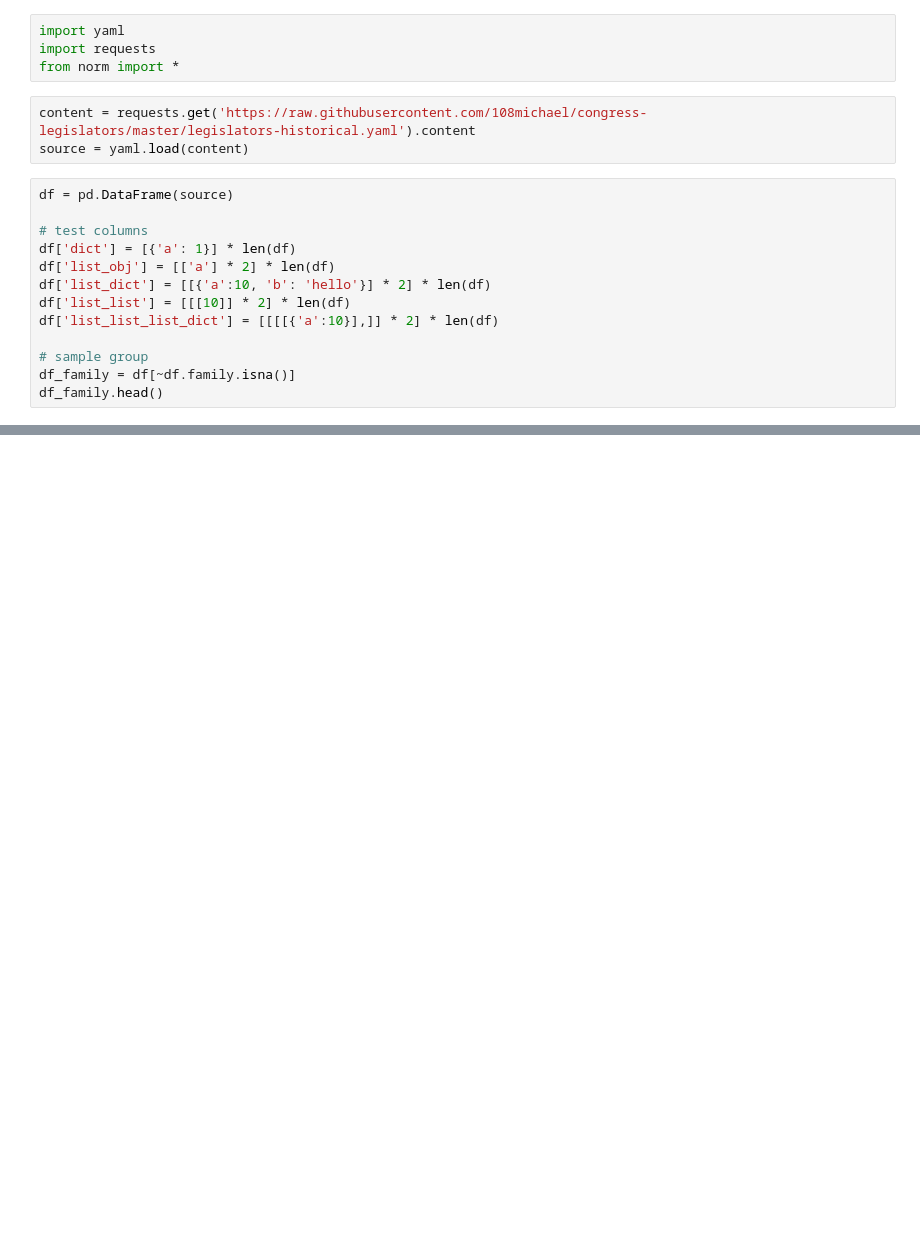
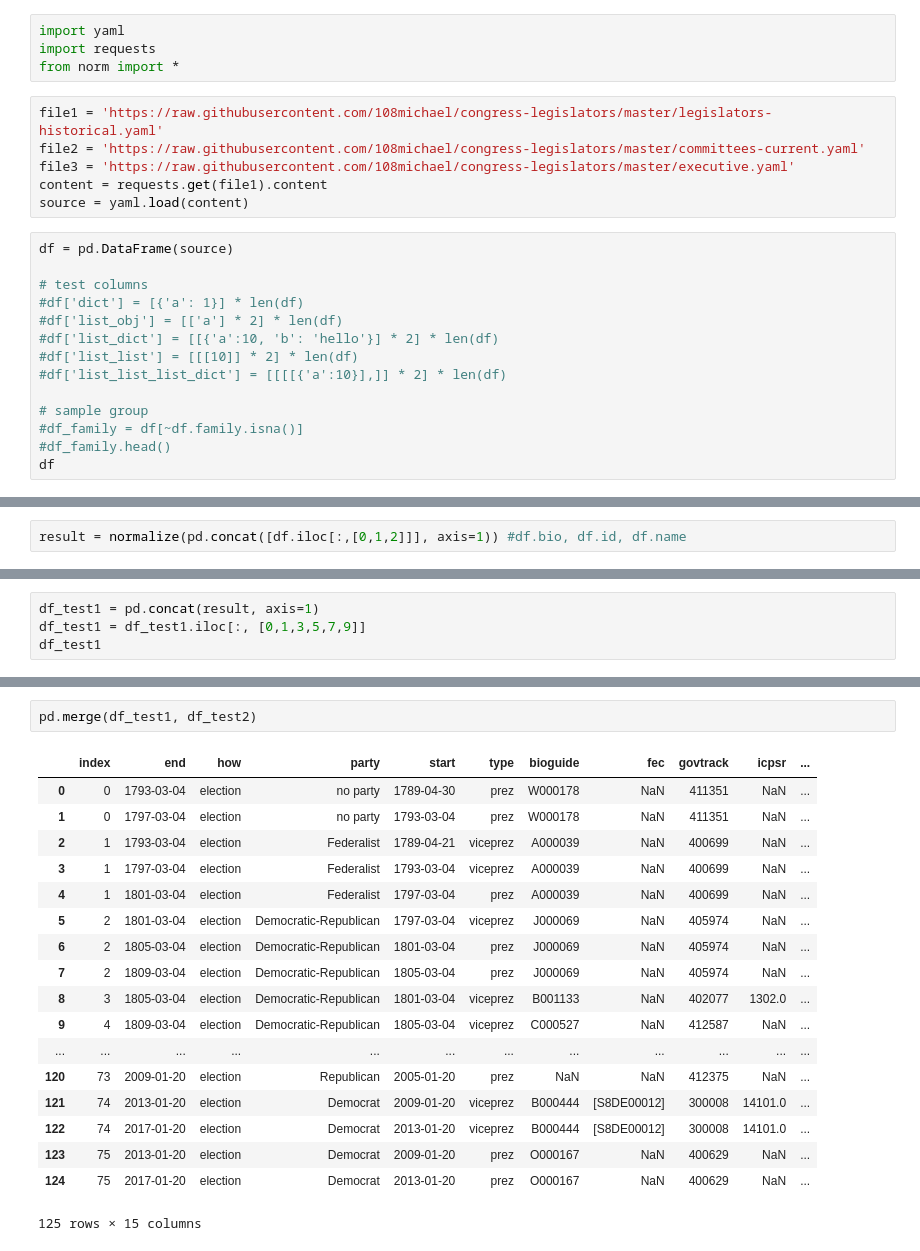
Before and after one commit to metinsenturk/flat_table, a Jupyter notebook: notebooks/Yaml.ipynb, the cells around one changed output, grey strips where cells are left out. Cells and saved outputs as stored; diff of their text form; blank space fills up the shorter version.

```diff
--- a/notebooks/Yaml.ipynb
+++ b/notebooks/Yaml.ipynb
@@ -10,18 +12,22 @@ import yaml
 import requests
 from norm import *
 # %%
-content = requests.get('https://raw.githubusercontent.com/108michael/congress-legislators/master/legislators-historical.yaml').content
+file1 = 'https://raw.githubusercontent.com/108michael/congress-legislators/master/legislators-historical.yaml'
+file2 = 'https://raw.githubusercontent.com/108michael/congress-legislators/master/committees-current.yaml'
+file3 = 'https://raw.githubusercontent.com/108michael/congress-legislators/master/executive.yaml'
+content = requests.get(file1).content
 source = yaml.load(content)
 # %%
 df = pd.DataFrame(source)
 
 # test columns
-df['dict'] = [{'a': 1}] * len(df)
-df['list_obj'] = [['a'] * 2] * len(df)
-df['list_dict'] = [[{'a':10, 'b': 'hello'}] * 2] * len(df)
-df['list_list'] = [[[10]] * 2] * len(df)
-df['list_list_list_dict'] = [[[[{'a':10}],]] * 2] * len(df)
+#df['dict'] = [{'a': 1}] * len(df)
+#df['list_obj'] = [['a'] * 2] * len(df)
+#df['list_dict'] = [[{'a':10, 'b': 'hello'}] * 2] * len(df)
+#df['list_list'] = [[[10]] * 2] * len(df)
+#df['list_list_list_dict'] = [[[[{'a':10}],]] * 2] * len(df)
 
 # sample group
-df_family = df[~df.family.isna()]
-df_family.head()
+#df_family = df[~df.family.isna()]
+#df_family.head()
+df
@@ -27,0 +79,2 @@ df_family.head()
+# %%
+result = normalize(pd.concat([df.iloc[:,[0,1,2]]], axis=1)) #df.bio, df.id, df.name
@@ -27,0 +120,4 @@ df_family.head()
+# %%
+df_test1 = pd.concat(result, axis=1)
+df_test1 = df_test1.iloc[:, [0,1,3,5,7,9]]
+df_test1
@@ -27,0 +143,21 @@ df_family.head()
+# %%
+pd.merge(df_test1, df_test2)
+# %% [output]
+|  | index | end | how | party | start | type | bioguide | fec | govtrack | icpsr | ... |
+| 0 | 0 | 1793-03-04 | election | no party | 1789-04-30 | prez | W000178 | NaN | 411351 | NaN | ... |
+| 1 | 0 | 1797-03-04 | election | no party | 1793-03-04 | prez | W000178 | NaN | 411351 | NaN | ... |
+| 2 | 1 | 1793-03-04 | election | Federalist | 1789-04-21 | viceprez | A000039 | NaN | 400699 | NaN | ... |
+| 3 | 1 | 1797-03-04 | election | Federalist | 1793-03-04 | viceprez | A000039 | NaN | 400699 | NaN | ... |
+| 4 | 1 | 1801-03-04 | election | Federalist | 1797-03-04 | prez | A000039 | NaN | 400699 | NaN | ... |
+| 5 | 2 | 1801-03-04 | election | Democratic-Republican | 1797-03-04 | viceprez | J000069 | NaN | 405974 | NaN | ... |
+| 6 | 2 | 1805-03-04 | election | Democratic-Republican | 1801-03-04 | prez | J000069 | NaN | 405974 | NaN | ... |
+| 7 | 2 | 1809-03-04 | election | Democratic-Republican | 1805-03-04 | prez | J000069 | NaN | 405974 | NaN | ... |
+| 8 | 3 | 1805-03-04 | election | Democratic-Republican | 1801-03-04 | viceprez | B001133 | NaN | 402077 | 1302.0 | ... |
+| 9 | 4 | 1809-03-04 | election | Democratic-Republican | 1805-03-04 | viceprez | C000527 | NaN | 412587 | NaN | ... |
+| ... | ... | ... | ... | ... | ... | ... | ... | ... | ... | ... | ... |
+| 120 | 73 | 2009-01-20 | election | Republican | 2005-01-20 | prez | NaN | NaN | 412375 | NaN | ... |
+| 121 | 74 | 2013-01-20 | election | Democrat | 2009-01-20 | viceprez | B000444 | [S8DE00012] | 300008 | 14101.0 | ... |
+| 122 | 74 | 2017-01-20 | election | Democrat | 2013-01-20 | viceprez | B000444 | [S8DE00012] | 300008 | 14101.0 | ... |
+| 123 | 75 | 2013-01-20 | election | Democrat | 2009-01-20 | prez | O000167 | NaN | 400629 | NaN | ... |
+| 124 | 75 | 2017-01-20 | election | Democrat | 2013-01-20 | prez | O000167 | NaN | 400629 | NaN | ... |
+125 rows × 15 columns
```
Also changed, not shown: parts of 29 cells of this notebook, 1 other file.
